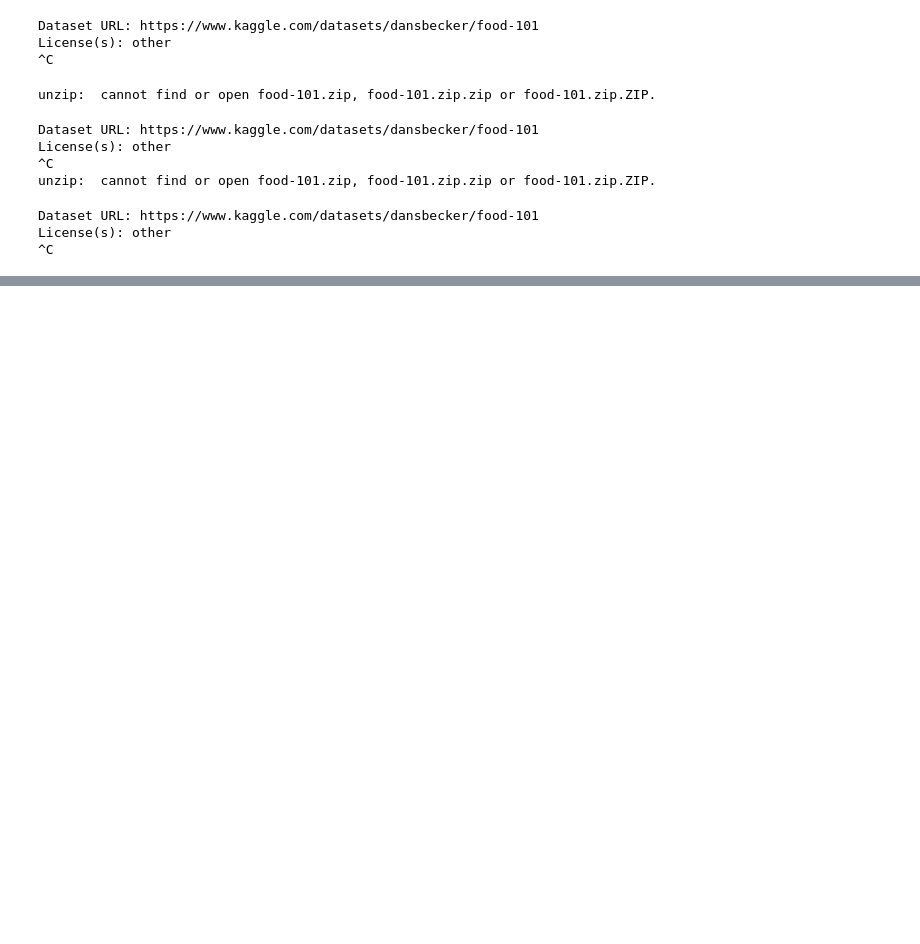
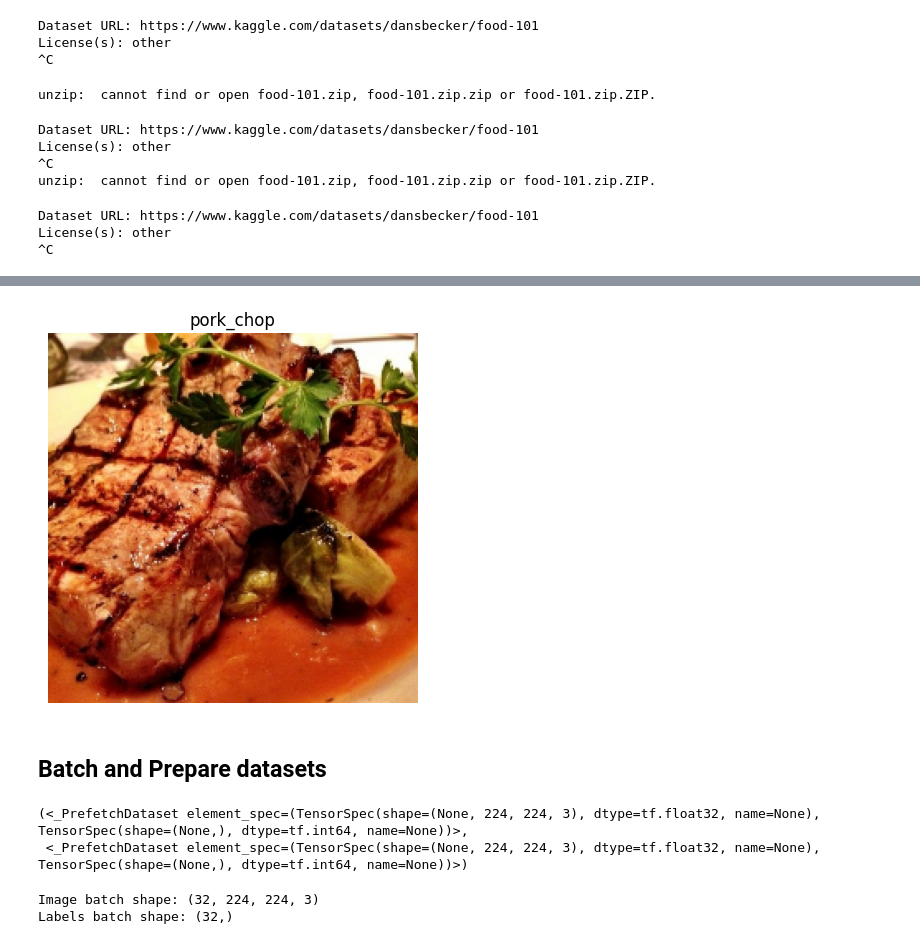
Before and after one commit to masrik-dev/food-image-recognition, a Jupyter notebook: food_vision.ipynb, the cells around one changed output, grey strips where cells are left out. Saved outputs shown, nothing was run; the diff lists cells and outputs as text; code cells hidden in the pictures; blank space fills up the shorter version.

```diff
--- a/food_vision.ipynb
+++ b/food_vision.ipynb
@@ -103,0 +327,14 @@ License(s): other
+# %%
+# Make a function for preprocessing images
+def preprocess_img(image, label, img_shape=224):
+  """
+  Converts image datatype from 'unit8' -> 'float32' and reshapes image to
+  [img_shape, imag_shape, color_channels]
+  """
+  image = tf.image.resize(image, [img_shape, img_shape])
+  return tf.cast(image, tf.float32), label
+# %%
+# Preprocess a single sample image and check the outputs
+preprocessed_img = preprocess_img(image, label)[0]
+print(f"Image before preprocessing:\n {image[:2]}...,\nShape: {image.shape}, \nDatatype: {image.dtype}\n")
+print(f"Image after preprocessing:\n {preprocessed_img[:2]}...,\nShape: {preprocessed_img.shape},\nDatatype: {preprocessed_img.dtype}")
@@ -103,0 +359,9 @@ License(s): other
+# %%
+# Plot preprocessed image by divide by 255 (for matplotlib capatibility)
+plt.imshow(preprocessed_img/255.)
+plt.title(class_names[label])
+plt.axis(False);
+# %% [output]
+[figure, added]
+# %% [markdown]
+## Batch and Prepare datasets
@@ -103,0 +379,13 @@ License(s): other
+# %%
+train_data, test_data
+# %% [output]
+(<_PrefetchDataset element_spec=(TensorSpec(shape=(None, 224, 224, 3), dtype=tf.float32, name=None), TensorSpec(shape=(None,), dtype=tf.int64, name=None))>,
+ <_PrefetchDataset element_spec=(TensorSpec(shape=(None, 224, 224, 3), dtype=tf.float32, name=None), TensorSpec(shape=(None,), dtype=tf.int64, name=None))>)
+# %%
+# Let's figure out the image batch shape, and labels batch shape
+for images, lbls in train_data.take(1):
+    print("Image batch shape:", images.shape)
+    print("Labels batch shape:", lbls.shape)
+# %% [output]
+Image batch shape: (32, 224, 224, 3)
+Labels batch shape: (32,)
```
Also changed, not shown: parts of 36 cells of this notebook.
